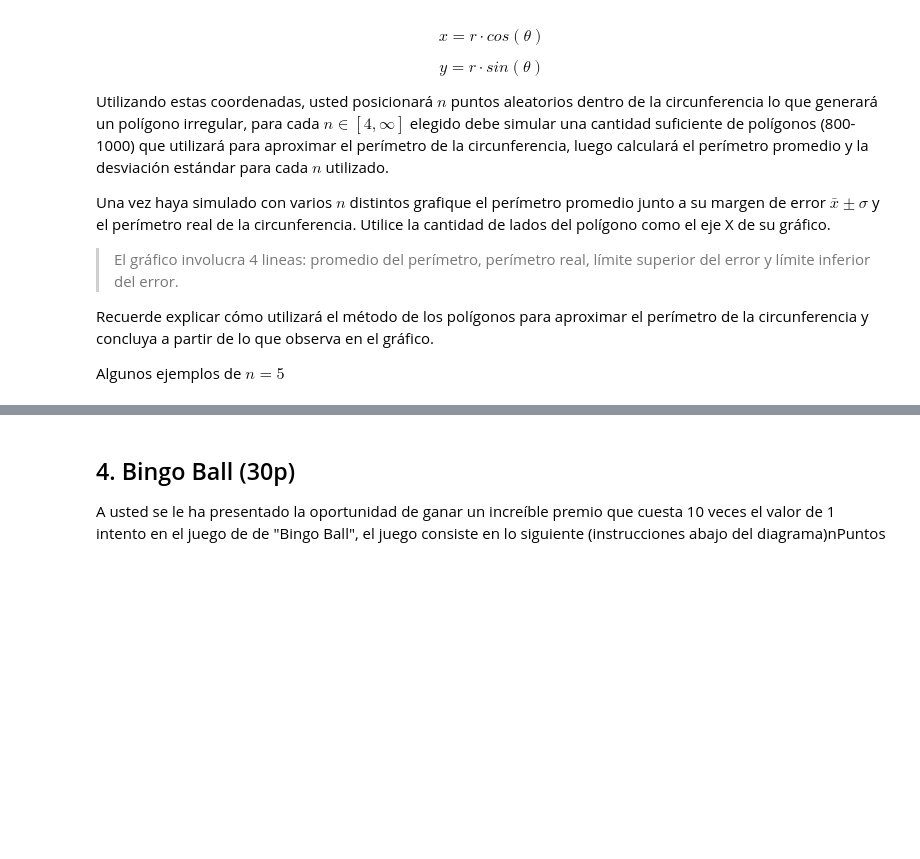
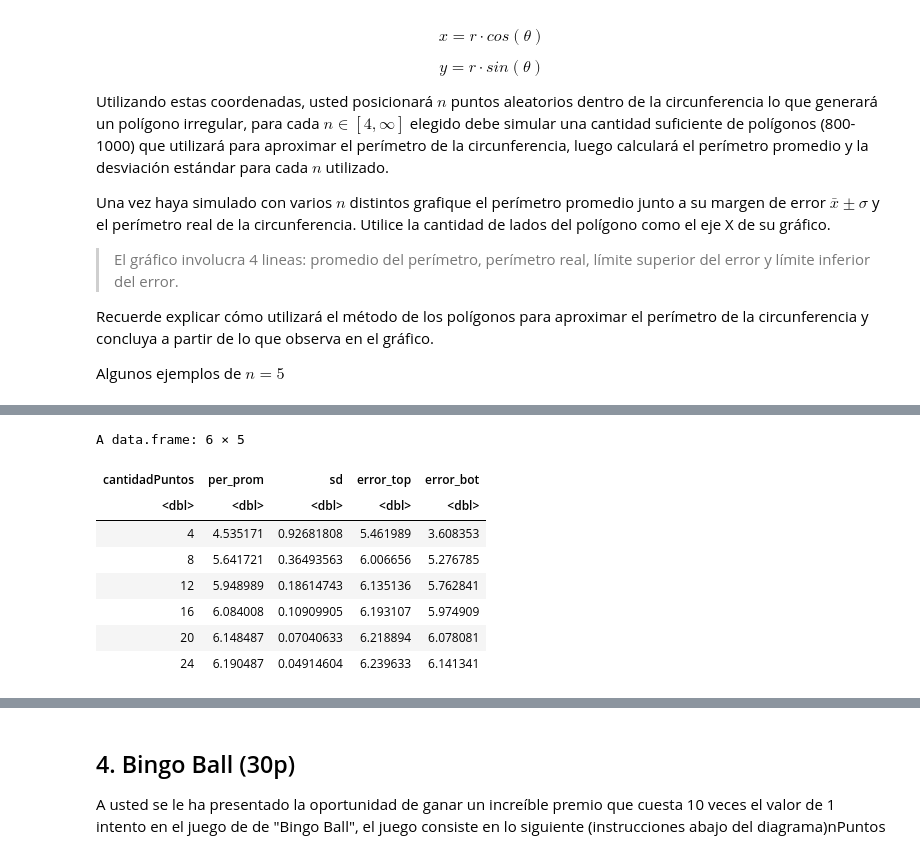
Before and after one commit to jpjorquera/Lab1-Estaca, a Jupyter notebook: Laboratorio 1.ipynb, the cells around one changed output, grey strips where cells are left out. Drawn from its saved outputs; the diff is of its cells as text; code cells hidden in the pictures; blank space fills up the shorter version.

```diff
--- a/Laboratorio 1.ipynb
+++ b/Laboratorio 1.ipynb
@@ -232,0 +234,14 @@ A data.frame: 6 × 2
+# %%
+df_calculos$error_top <- df_calculos$per_prom + df_calculos$sd
+df_calculos$error_bot <- df_calculos$per_prom - df_calculos$sd
+head(df_calculos)
+# %% [output]
+A data.frame: 6 × 5
+| cantidadPuntos | per_prom | sd | error_top | error_bot |
+| <dbl> | <dbl> | <dbl> | <dbl> | <dbl> |
+| 4 | 4.535171 | 0.92681808 | 5.461989 | 3.608353 |
+| 8 | 5.641721 | 0.36493563 | 6.006656 | 5.276785 |
+| 12 | 5.948989 | 0.18614743 | 6.135136 | 5.762841 |
+| 16 | 6.084008 | 0.10909905 | 6.193107 | 5.974909 |
+| 20 | 6.148487 | 0.07040633 | 6.218894 | 6.078081 |
+| 24 | 6.190487 | 0.04914604 | 6.239633 | 6.141341 |
```
Also changed, not shown: parts of 3 cells of this notebook.
